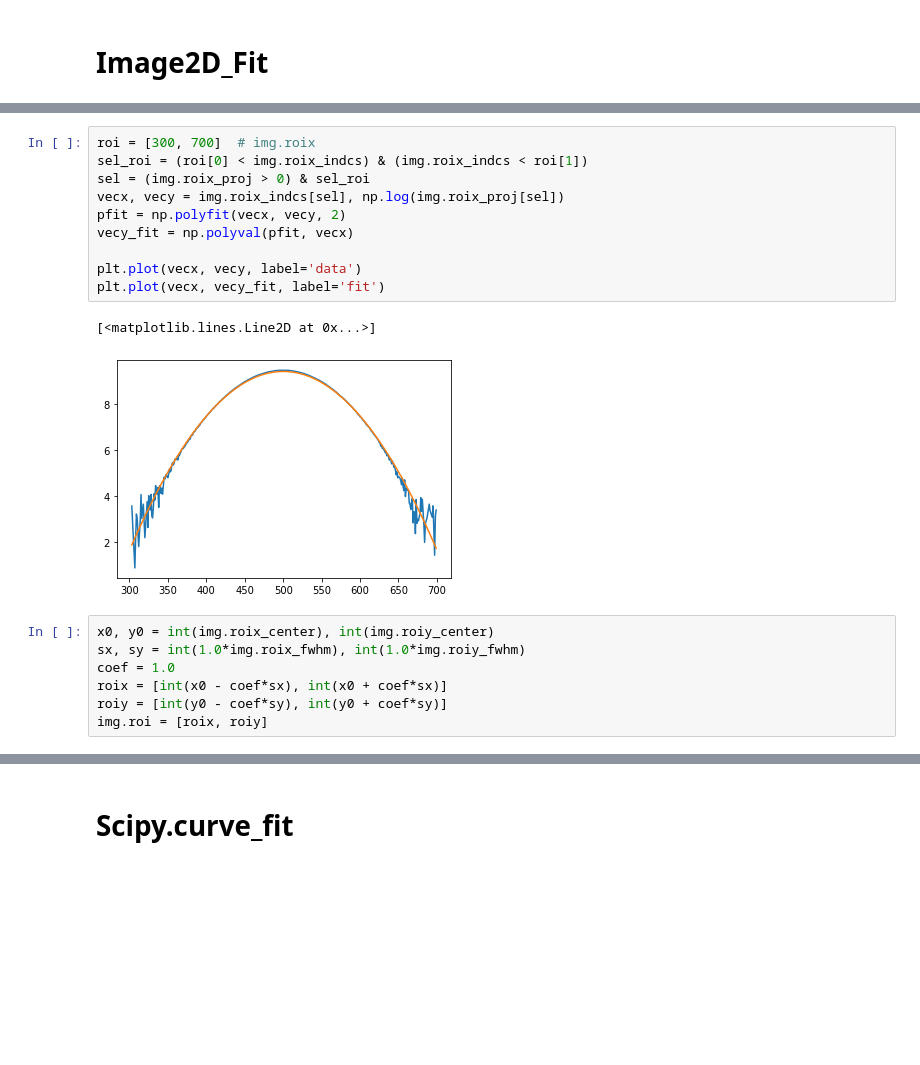
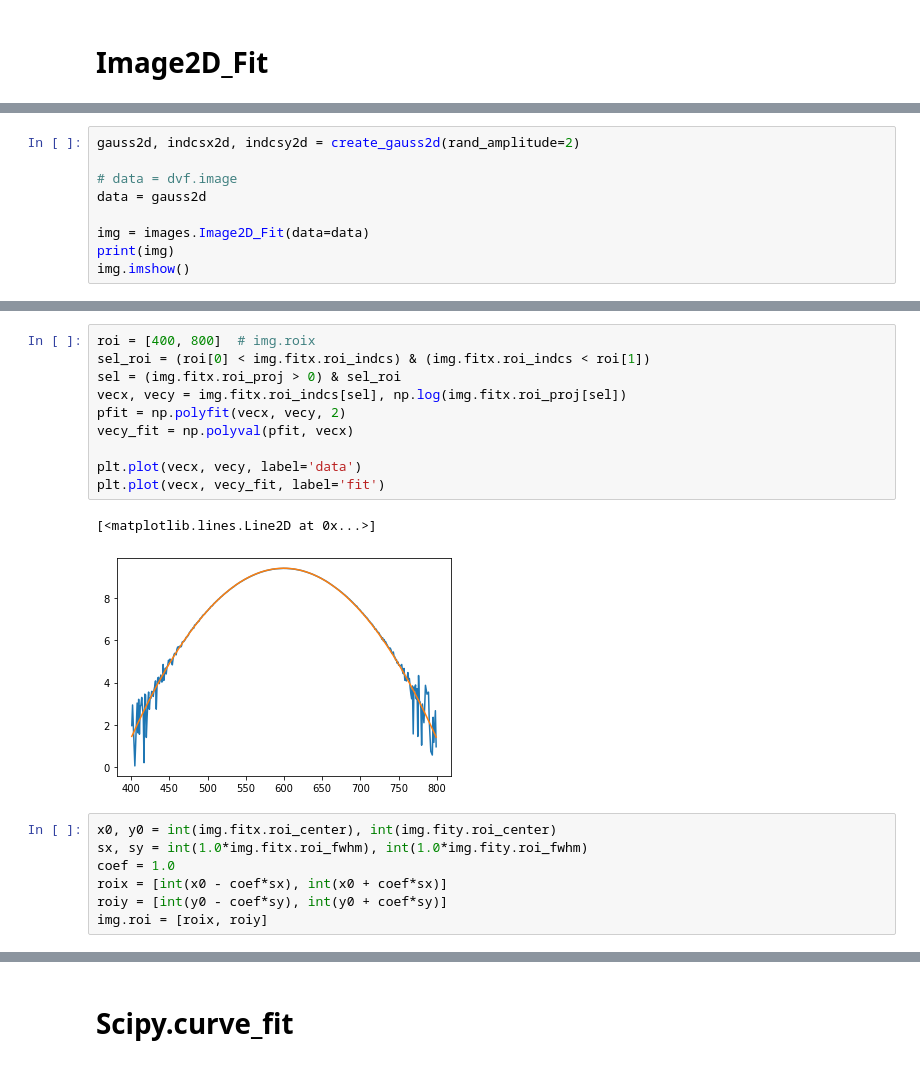
Before and after one commit to lnls-fac/mathphys, a Jupyter notebook: scripts/images.ipynb, the cells around one changed output, grey strips where cells are left out. Drawn from its saved outputs; the diff is of its cells as text; blank space fills up the shorter version.

```diff
--- a/scripts/images.ipynb
+++ b/scripts/images.ipynb
@@ -318,0 +484,9 @@ img.imshow()
+# %%
+gauss2d, indcsx2d, indcsy2d = create_gauss2d(rand_amplitude=2)
+
+# data = dvf.image
+data = gauss2d
+
+img = images.Image2D_Fit(data=data)
+print(img)
+img.imshow()
@@ -323,19 +518,19 @@ img.plot_projections()
 # %%
-roi = [300, 700]  # img.roix
-sel_roi = (roi[0] < img.roix_indcs) & (img.roix_indcs < roi[1])
-sel = (img.roix_proj > 0) & sel_roi
-vecx, vecy = img.roix_indcs[sel], np.log(img.roix_proj[sel])
+roi = [400, 800]  # img.roix
+sel_roi = (roi[0] < img.fitx.roi_indcs) & (img.fitx.roi_indcs < roi[1])
+sel = (img.fitx.roi_proj > 0) & sel_roi
+vecx, vecy = img.fitx.roi_indcs[sel], np.log(img.fitx.roi_proj[sel])
 pfit = np.polyfit(vecx, vecy, 2)
 vecy_fit = np.polyval(pfit, vecx)
 
 plt.plot(vecx, vecy, label='data')
 plt.plot(vecx, vecy_fit, label='fit')
 # %% [output]
 [<matplotlib.lines.Line2D at 0x...>]
-[figure, old version]
+[figure, new version]
 # %%
-x0, y0 = int(img.roix_center), int(img.roiy_center)
-sx, sy = int(1.0*img.roix_fwhm), int(1.0*img.roiy_fwhm)
+x0, y0 = int(img.fitx.roi_center), int(img.fity.roi_center)
+sx, sy = int(1.0*img.fitx.roi_fwhm), int(1.0*img.fity.roi_fwhm)
 coef = 1.0
 roix = [int(x0 - coef*sx), int(x0 + coef*sx)]
 roiy = [int(y0 - coef*sy), int(y0 + coef*sy)]
```
Also changed, not shown: parts of 58 cells of this notebook, 1 other file.
